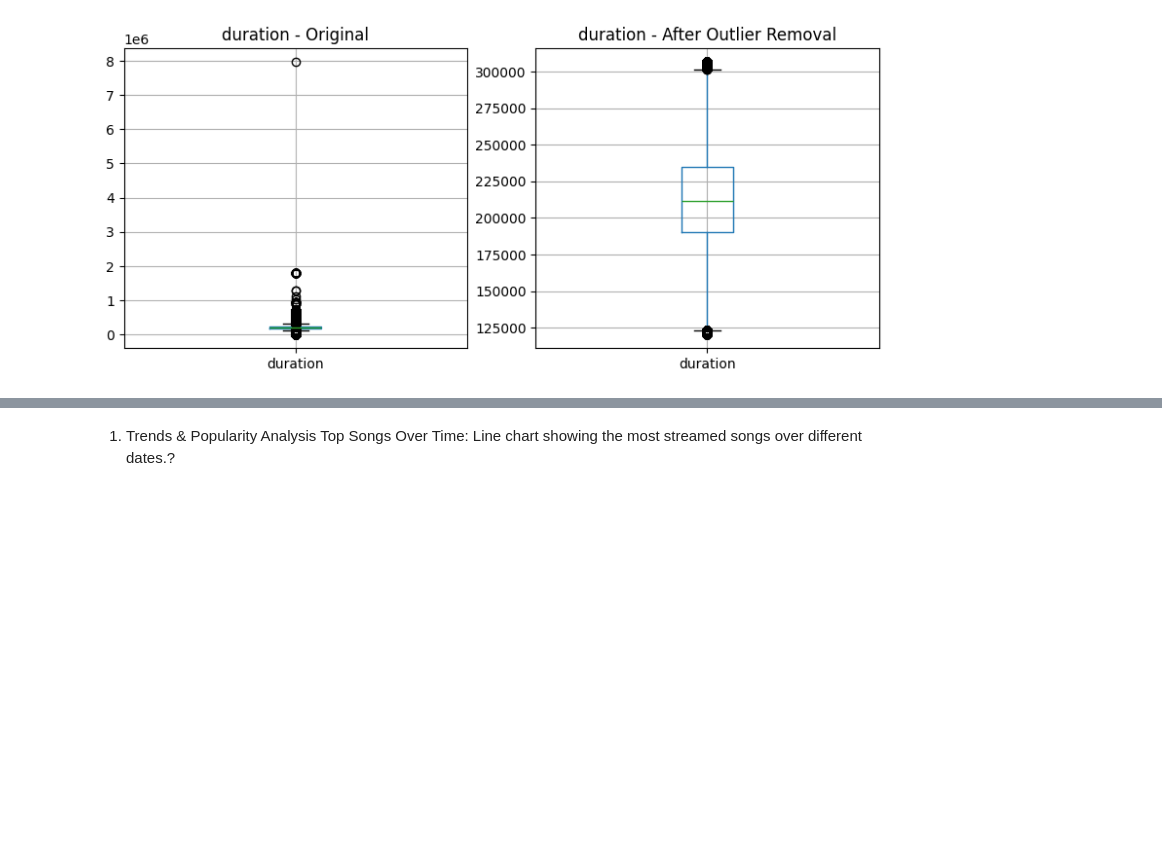
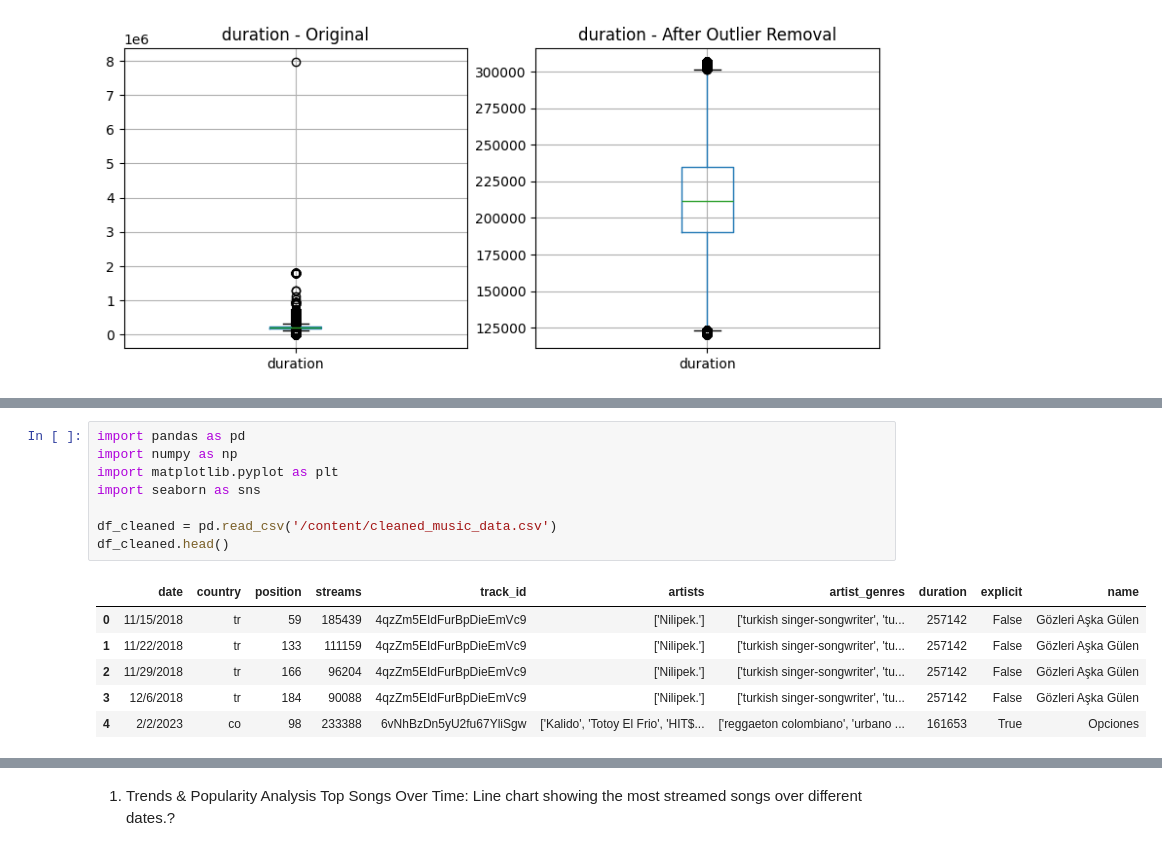
Before and after one commit to poojasukhdeve-project/Sportify-Analysis, a Jupyter notebook: Spotify.ipynb, the cells around one changed output, grey strips where cells are left out. Drawn from its saved outputs; the diff is of its cells as text; blank space fills up the shorter version.

```diff
--- a/Spotify.ipynb
+++ b/Spotify.ipynb
@@ -270,0 +351,15 @@ compare_boxplots(df, df_cleaned, ['position', 'streams', 'duration'])
+# %%
+import pandas as pd
+import numpy as np
+import matplotlib.pyplot as plt
+import seaborn as sns
+
+df_cleaned = pd.read_csv('/content/cleaned_music_data.csv')
+df_cleaned.head()
+# %% [output]
+|  | date | country | position | streams | track_id | artists | artist_genres | duration | explicit | name |
+| 0 | 11/15/2018 | tr | 59 | 185439 | 4qzZm5EIdFurBpDieEmVc9 | ['Nilipek.'] | ['turkish singer-songwriter', 'tu... | 257142 | False | Gözleri Aşka Gülen |
+| 1 | 11/22/2018 | tr | 133 | 111159 | 4qzZm5EIdFurBpDieEmVc9 | ['Nilipek.'] | ['turkish singer-songwriter', 'tu... | 257142 | False | Gözleri Aşka Gülen |
+| 2 | 11/29/2018 | tr | 166 | 96204 | 4qzZm5EIdFurBpDieEmVc9 | ['Nilipek.'] | ['turkish singer-songwriter', 'tu... | 257142 | False | Gözleri Aşka Gülen |
+| 3 | 12/6/2018 | tr | 184 | 90088 | 4qzZm5EIdFurBpDieEmVc9 | ['Nilipek.'] | ['turkish singer-songwriter', 'tu... | 257142 | False | Gözleri Aşka Gülen |
+| 4 | 2/2/2023 | co | 98 | 233388 | 6vNhBzDn5yU2fu67YliSgw | ['Kalido', 'Totoy El Frio', 'HIT$... | ['reggaeton colombiano', 'urbano ... | 161653 | True | Opciones |
```
Also changed, not shown: parts of 72 cells of this notebook.
